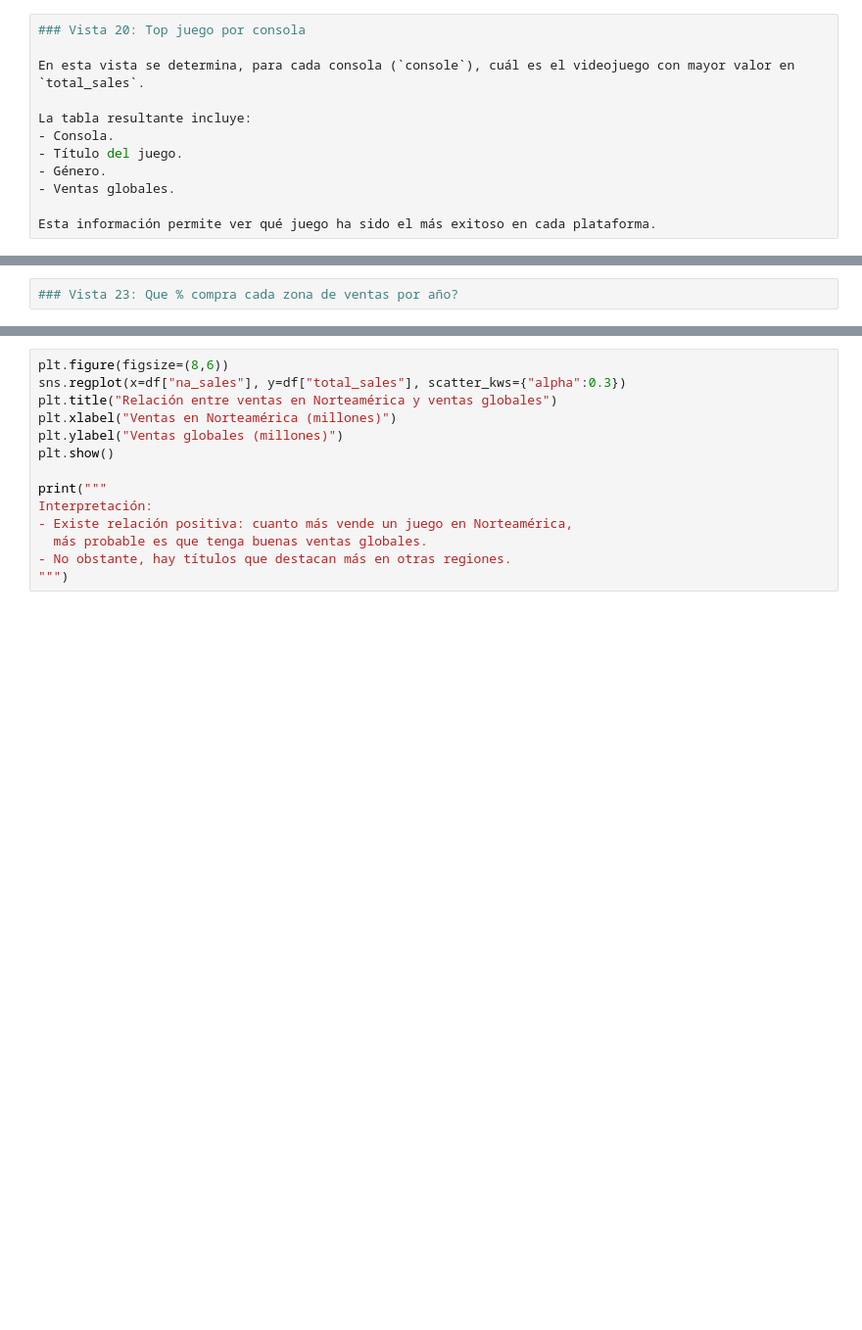
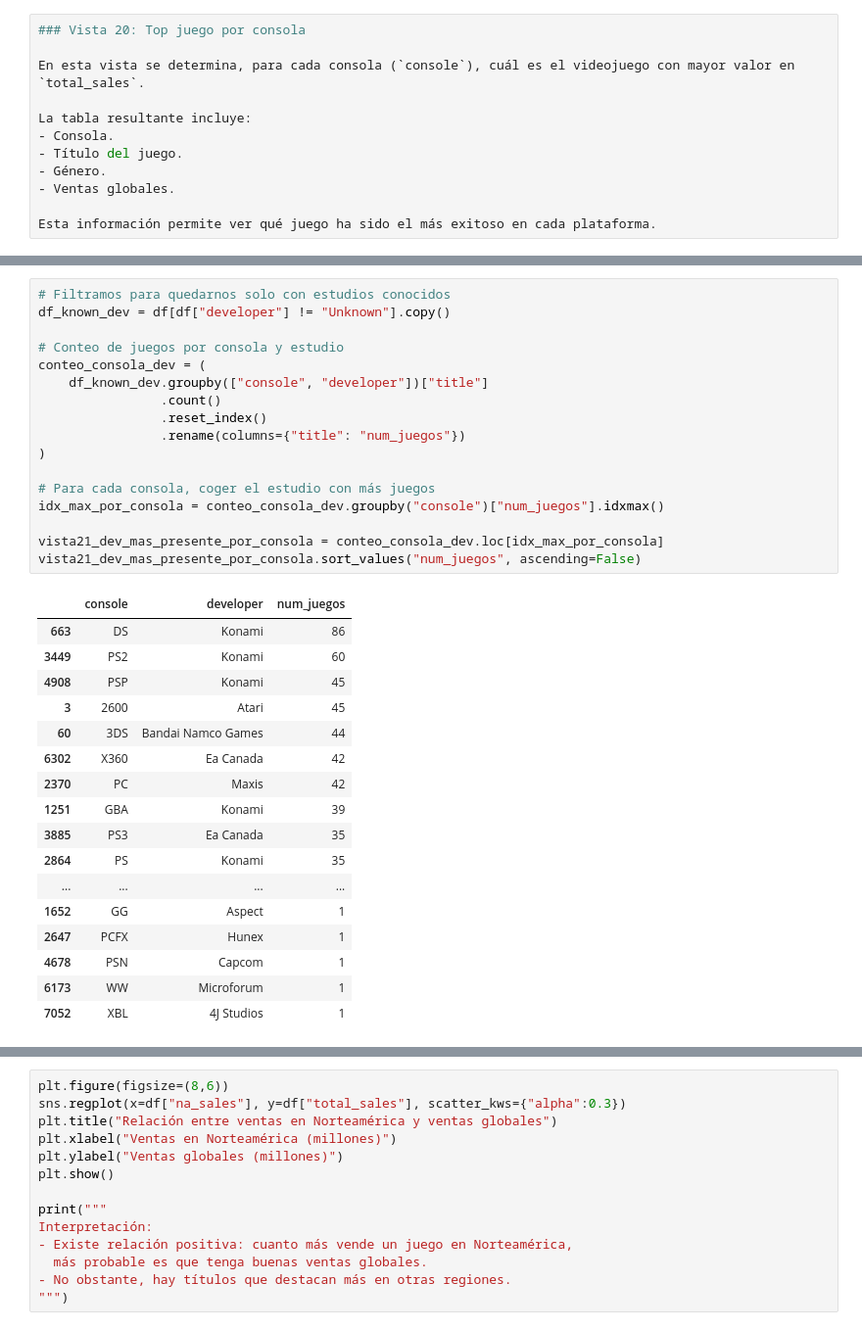
Before and after one commit to Jorge-Vilavella/Proyecto, a Jupyter notebook: notebooks/eda.ipynb, the cells around one changed output, grey strips where cells are left out. Shown at 98% size. Cells and saved outputs as stored; diff of their text form; blank space fills up the shorter version.

Commit message:
solución de errores y añdidas algunas vistas nuevas

```diff
--- a/notebooks/eda.ipynb
+++ b/notebooks/eda.ipynb
@@ -1231,3 +1246,36 @@ vista19_top_juego_por_consola
 # %%
-### Vista 23: Que % compra cada zona de ventas por año?
+# Filtramos para quedarnos solo con estudios conocidos
+df_known_dev = df[df["developer"] != "Unknown"].copy()
+
+# Conteo de juegos por consola y estudio
+conteo_consola_dev = (
+    df_known_dev.groupby(["console", "developer"])["title"]
+                .count()
+                .reset_index()
+                .rename(columns={"title": "num_juegos"})
+)
+
+# Para cada consola, coger el estudio con más juegos
+idx_max_por_consola = conteo_consola_dev.groupby("console")["num_juegos"].idxmax()
+
+vista21_dev_mas_presente_por_consola = conteo_consola_dev.loc[idx_max_por_consola]
+vista21_dev_mas_presente_por_consola.sort_values("num_juegos", ascending=False)
+# %% [output]
+|  | console | developer | num_juegos |
+| 663 | DS | Konami | 86 |
+| 3449 | PS2 | Konami | 60 |
+| 4908 | PSP | Konami | 45 |
+| 3 | 2600 | Atari | 45 |
+| 60 | 3DS | Bandai Namco Games | 44 |
+| 6302 | X360 | Ea Canada | 42 |
+| 2370 | PC | Maxis | 42 |
+| 1251 | GBA | Konami | 39 |
+| 3885 | PS3 | Ea Canada | 35 |
+| 2864 | PS | Konami | 35 |
+| ... | ... | ... | ... |
+| 1652 | GG | Aspect | 1 |
+| 2647 | PCFX | Hunex | 1 |
+| 4678 | PSN | Capcom | 1 |
+| 6173 | WW | Microforum | 1 |
+| 7052 | XBL | 4J Studios | 1 |
 # %%
```
Also changed, not shown: parts of 13 cells of this notebook.
